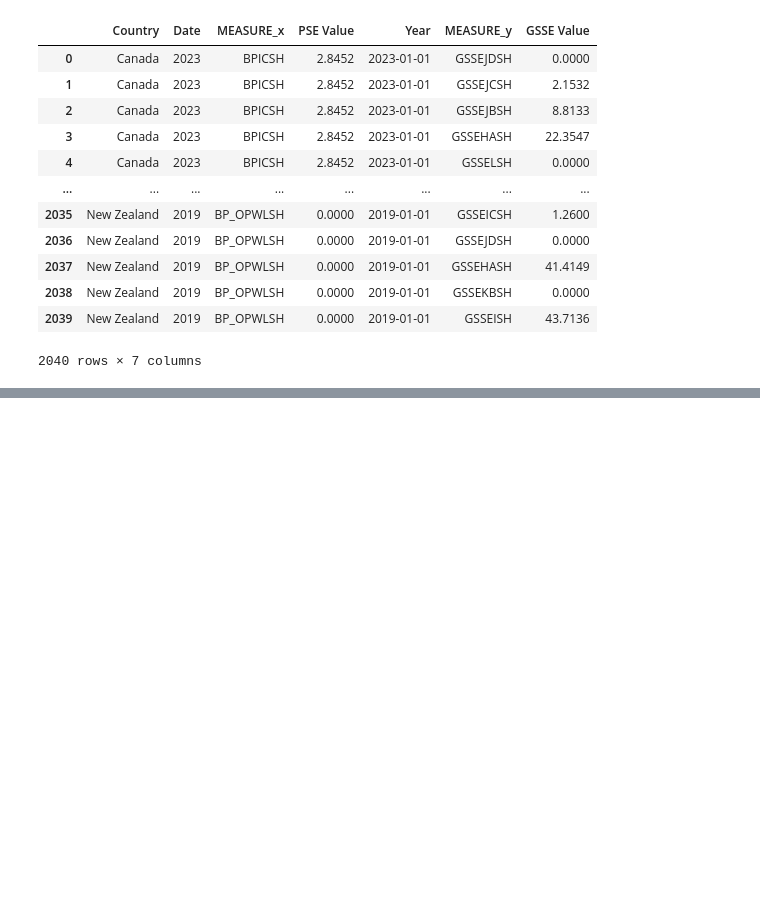
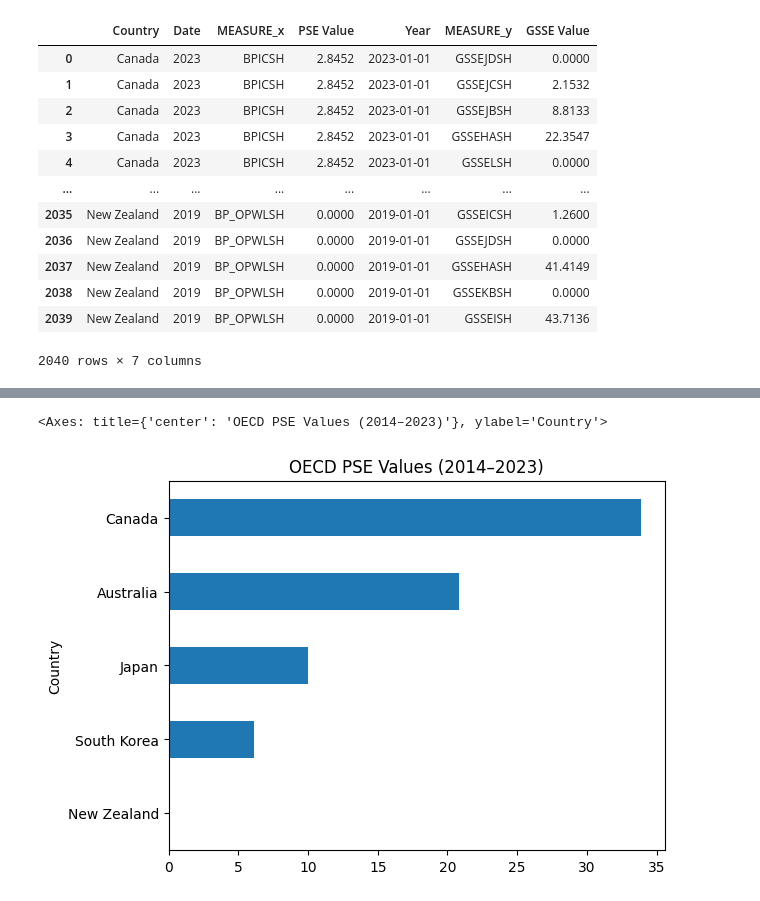
Before and after one commit to GONG-Kuiyuan01/2025-S1S2-Data-Science, a Jupyter notebook: HW1_GONG_Kuiyuan/HW1_GONG_Kuiyuan.ipynb, the cells around one changed output, grey strips where cells are left out. Cells and saved outputs as stored; diff of their text form; code cells hidden in the pictures; blank space fills up the shorter version.

```diff
--- a/HW1_GONG_Kuiyuan/HW1_GONG_Kuiyuan.ipynb
+++ b/HW1_GONG_Kuiyuan/HW1_GONG_Kuiyuan.ipynb
@@ -212,0 +247,3 @@ df_merged.to_csv('HW1_data/HW1_clean/OECD_PSE_GSSE.csv', index=False)
+# %%
+df_merged_bycountry = df_merged.groupby('Country')['PSE Value'].describe()
+df_merged_bycountry.head(5)
@@ -212,0 +258,6 @@ df_merged.to_csv('HW1_data/HW1_clean/OECD_PSE_GSSE.csv', index=False)
+# %%
+df_plot = df_merged_bycountry['mean'].head(5).sort_values(ascending=True)
+df_plot.plot(kind = 'barh', title='OECD PSE Values (2014–2023)')
+# %% [output]
+<Axes: title={'center': 'OECD PSE Values (2014–2023)'}, ylabel='Country'>
+[figure, added]
```
Also changed, not shown: parts of 25 cells of this notebook, 4 other files.
